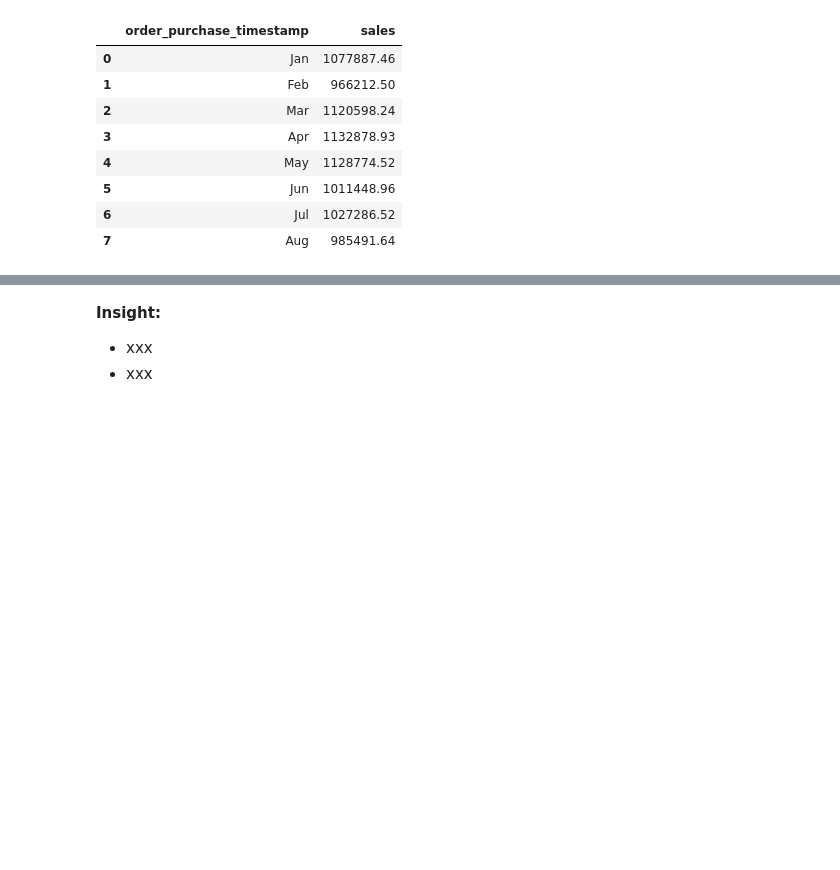
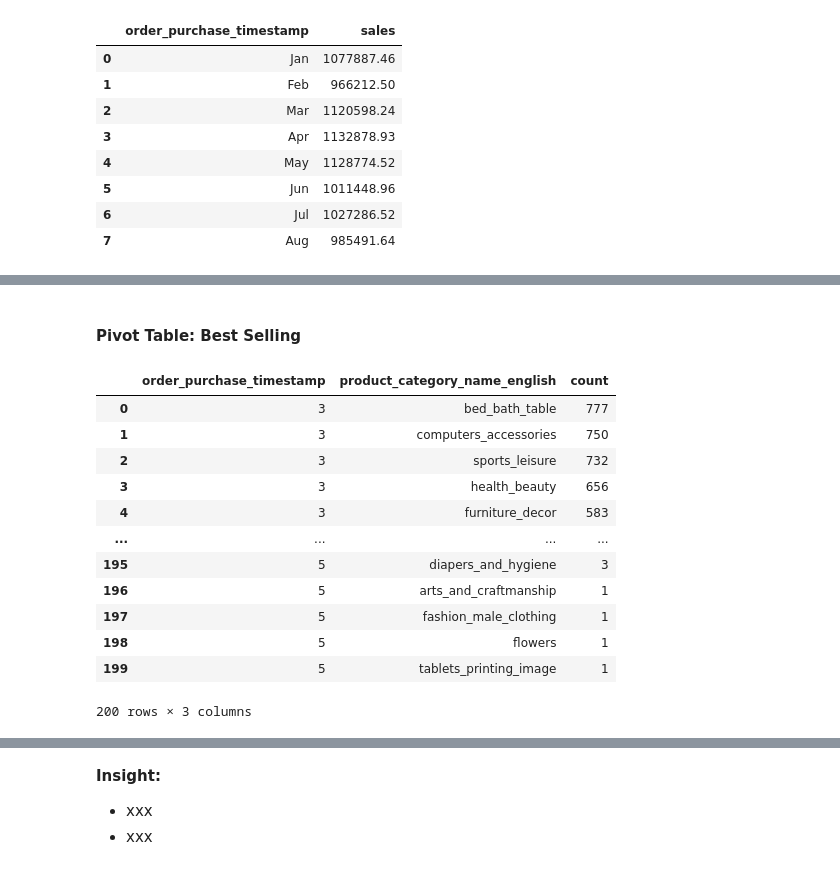
Before and after one commit to Sulbae/Fundamental-Analisis-Data, a Jupyter notebook: Proyek_Analisis_Data_Anggun-Sulis-Setyawan.ipynb, the cells around one changed output, grey strips where cells are left out. Saved outputs shown, nothing was run; the diff lists cells and outputs as text; code cells hidden in the pictures; blank space fills up the shorter version.

```diff
--- a/Proyek_Analisis_Data_Anggun-Sulis-Setyawan.ipynb
+++ b/Proyek_Analisis_Data_Anggun-Sulis-Setyawan.ipynb
@@ -813,0 +971,20 @@ monthly_trend_df
+# %% [markdown]
+#### Pivot Table: Best Selling
+# %%
+# Analisis produk dengan penjualan terbanyak selama periode puncak
+best_product_peak_df = peak_period_df.groupby(peak_period_df['order_purchase_timestamp'].dt.month)['product_category_name_english'].value_counts().reset_index(name='count')
+best_product_peak_df
+# %% [output]
+|  | order_purchase_timestamp | product_category_name_english | count |
+| 0 | 3 | bed_bath_table | 777 |
+| 1 | 3 | computers_accessories | 750 |
+| 2 | 3 | sports_leisure | 732 |
+| 3 | 3 | health_beauty | 656 |
+| 4 | 3 | furniture_decor | 583 |
+| ... | ... | ... | ... |
+| 195 | 5 | diapers_and_hygiene | 3 |
+| 196 | 5 | arts_and_craftmanship | 1 |
+| 197 | 5 | fashion_male_clothing | 1 |
+| 198 | 5 | flowers | 1 |
+| 199 | 5 | tablets_printing_image | 1 |
+200 rows × 3 columns
```
Also changed, not shown: parts of 25 cells of this notebook.
